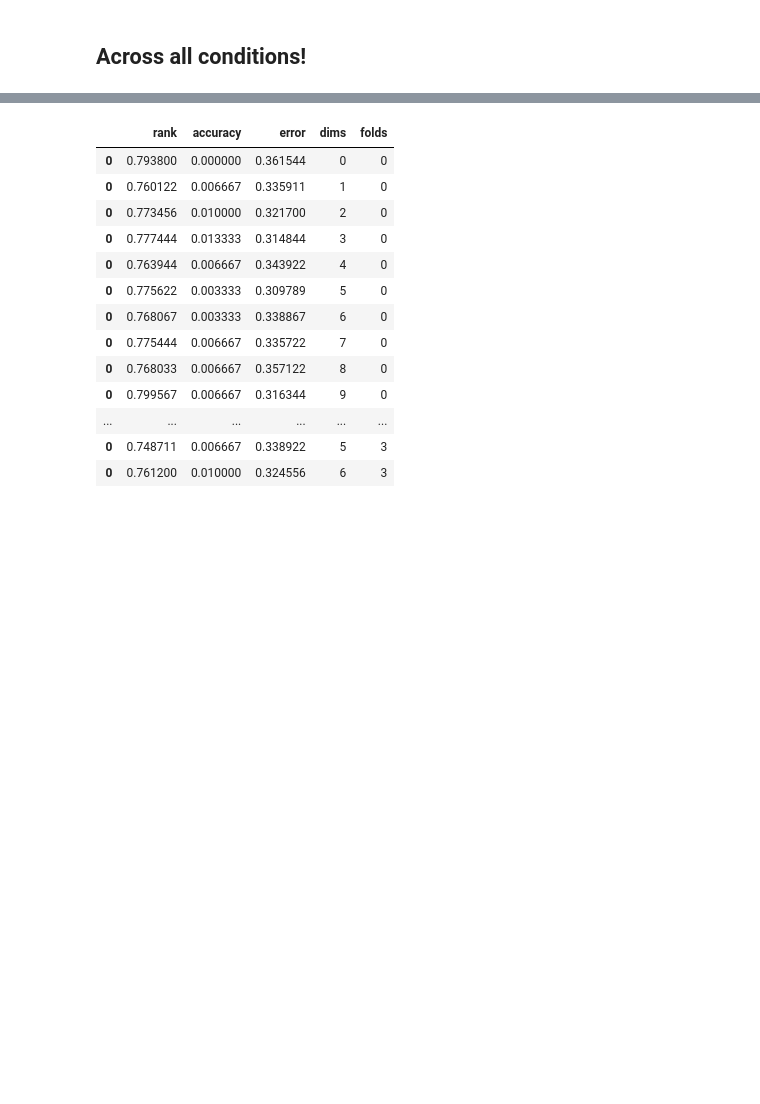
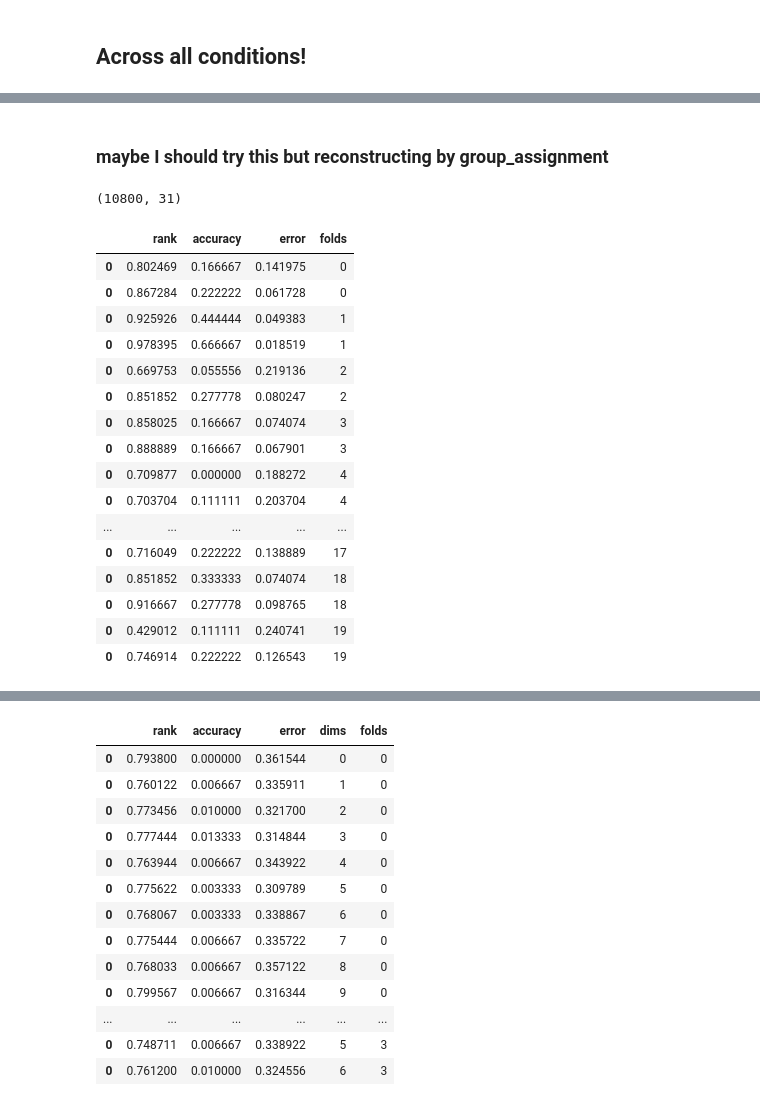
Before and after one commit to the-brAIn-lab/arch_analysis, a Jupyter notebook: notebooks/arch_decode.ipynb, the cells around one changed output, grey strips where cells are left out. Cells and saved outputs as stored; diff of their text form; code cells hidden in the pictures; blank space fills up the shorter version.

```diff
--- a/notebooks/arch_decode.ipynb
+++ b/notebooks/arch_decode.ipynb
@@ -522,0 +868,54 @@ my_cmap = ListedColormap(network_colors.values())
+# %% [markdown]
+### maybe I should try this but reconstructing by group_assignment
+# %%
+archetypes_v_700[:, np.unique(results_pd_node.iloc[np.where(results_pd_node.accuracy>.25)].archs)].shape
+# %% [output]
+(10800, 31)
+# %%
+nfolds = 20
+
+
+results_pd = pd.DataFrame()
+for f in range(0, nfolds):
+    for i in range(0, 2):
+        group_assignments = get_xval_assignments(36, 2)
+
+        try_it = np.dot(archetypes_v_700[:, np.unique(results_pd_node.iloc[np.where(results_pd_node.accuracy>.1)].archs)], coefficients_v_700[np.unique(results_pd_node.iloc[np.where(results_pd_node.accuracy>.1)].archs), :])
+        # try_it = np.dot(archetypes_v_700, coefficients_v_700)
+        arch_recon_data = try_it.reshape([300,36,700])
+        # arch_recon_data = np.vsplit(try_it, 36)
+
+        in_data_coeffs = np.compress(group_assignments==i, arch_recon_data, axis=1)
+        out_data_coeffs = np.compress(group_assignments!=i, arch_recon_data, axis=1)
+
+
+        in_smooth = np.asarray(mean_combine([x for x in in_data_coeffs]))
+        out_smooth = np.asarray(mean_combine([x for x in out_data_coeffs]))
+
+        corrs = (1 - cdist(in_smooth, out_smooth, 'correlation'))
+
+        corrs = np.array(corrs)
+        next_results_pd = decoder(corrs)
+        next_results_pd['folds'] = f
+
+        results_pd = pd.concat([results_pd, next_results_pd])
+# %%
+results_pd
+# %% [output]
+|  | rank | accuracy | error | folds |
+| 0 | 0.802469 | 0.166667 | 0.141975 | 0 |
+| 0 | 0.867284 | 0.222222 | 0.061728 | 0 |
+| 0 | 0.925926 | 0.444444 | 0.049383 | 1 |
+| 0 | 0.978395 | 0.666667 | 0.018519 | 1 |
+| 0 | 0.669753 | 0.055556 | 0.219136 | 2 |
+| 0 | 0.851852 | 0.277778 | 0.080247 | 2 |
+| 0 | 0.858025 | 0.166667 | 0.074074 | 3 |
+| 0 | 0.888889 | 0.166667 | 0.067901 | 3 |
+| 0 | 0.709877 | 0.000000 | 0.188272 | 4 |
+| 0 | 0.703704 | 0.111111 | 0.203704 | 4 |
+| ... | ... | ... | ... | ... |
+| 0 | 0.716049 | 0.222222 | 0.138889 | 17 |
+| 0 | 0.851852 | 0.333333 | 0.074074 | 18 |
+| 0 | 0.916667 | 0.277778 | 0.098765 | 18 |
+| 0 | 0.429012 | 0.111111 | 0.240741 | 19 |
+| 0 | 0.746914 | 0.222222 | 0.126543 | 19 |
```
Also changed, not shown: parts of 20 cells of this notebook, 37 other files.
